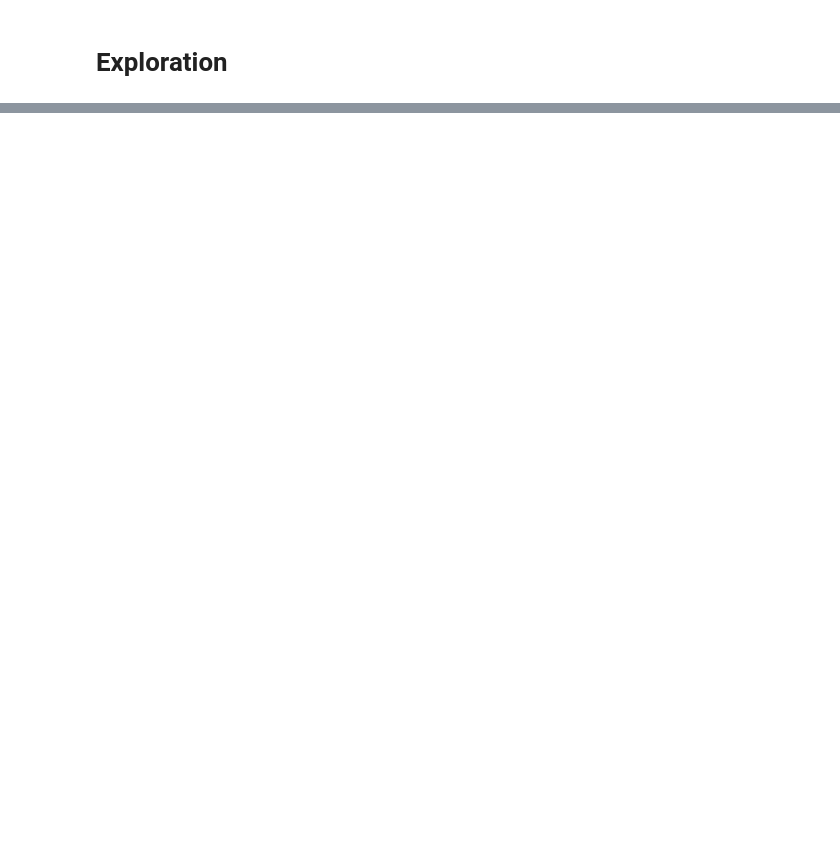
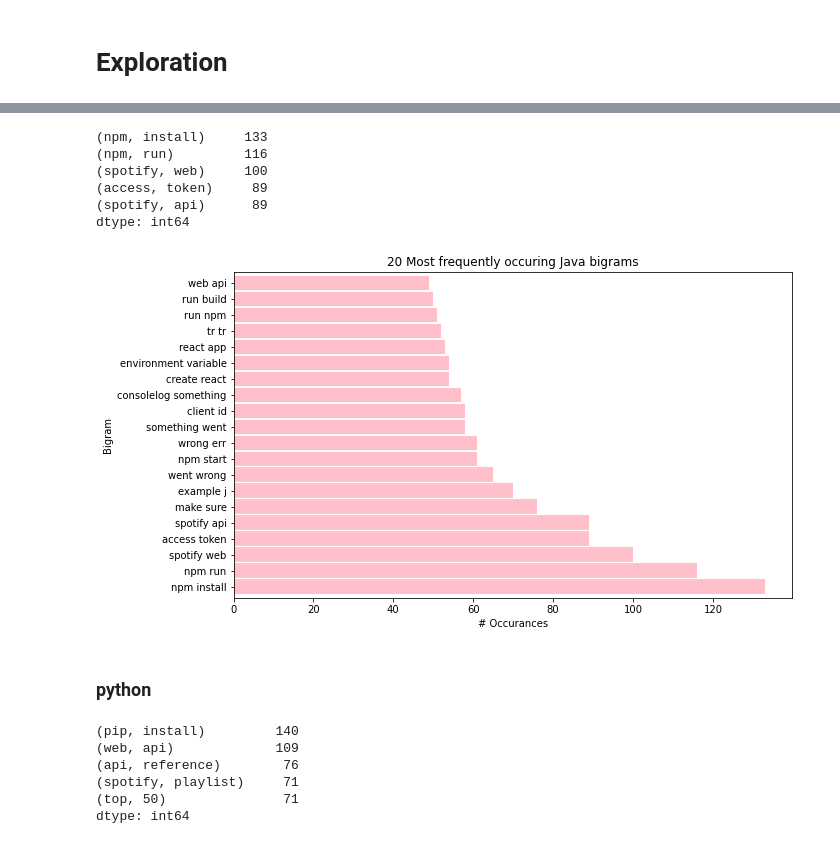
Before and after one commit to Kalpana-group-5/NLP_project, a Jupyter notebook: Glady's_explore_modeling.ipynb, the cells around one changed output, grey strips where cells are left out. Cells and saved outputs as stored; diff of their text form; code cells hidden in the pictures; blank space fills up the shorter version.

```diff
--- a/Glady's_explore_modeling.ipynb
+++ b/Glady's_explore_modeling.ipynb
@@ -200,0 +261,41 @@ word_counts.sort_values(by='all', ascending=False).head(50)
+# %%
+top_20_java_bigrams = (pd.Series(nltk.ngrams(Java_words, 2))
+                      .value_counts()
+                      .head(20))
+
+top_20_java_bigrams.head()
+# %% [output]
+(npm, install)     133
+(npm, run)         116
+(spotify, web)     100
+(access, token)     89
+(spotify, api)      89
+dtype: int64
+# %%
+top_20_java_bigrams.sort_values(ascending=False).plot.barh(color='pink', width=.9, figsize=(10, 6))
+
+plt.title('20 Most frequently occuring Java bigrams')
+plt.ylabel('Bigram')
+plt.xlabel('# Occurances')
+
+# make the labels pretty
+ticks, _ = plt.yticks()
+labels = top_20_ham_bigrams.reset_index()['index'].apply(lambda t: t[0] + ' ' + t[1])
+_ = plt.yticks(ticks, labels)
+# %% [output]
+[figure, added]
+# %% [markdown]
+### python
+# %%
+top_20_python_bigrams = (pd.Series(nltk.ngrams(python_words, 2))
+                      .value_counts()
+                      .head(20))
+
+top_20_python_bigrams.head()
+# %% [output]
+(pip, install)         140
+(web, api)             109
+(api, reference)        76
+(spotify, playlist)     71
+(top, 50)               71
+dtype: int64
```
Also changed, not shown: parts of 16 cells of this notebook, 2 other files.
